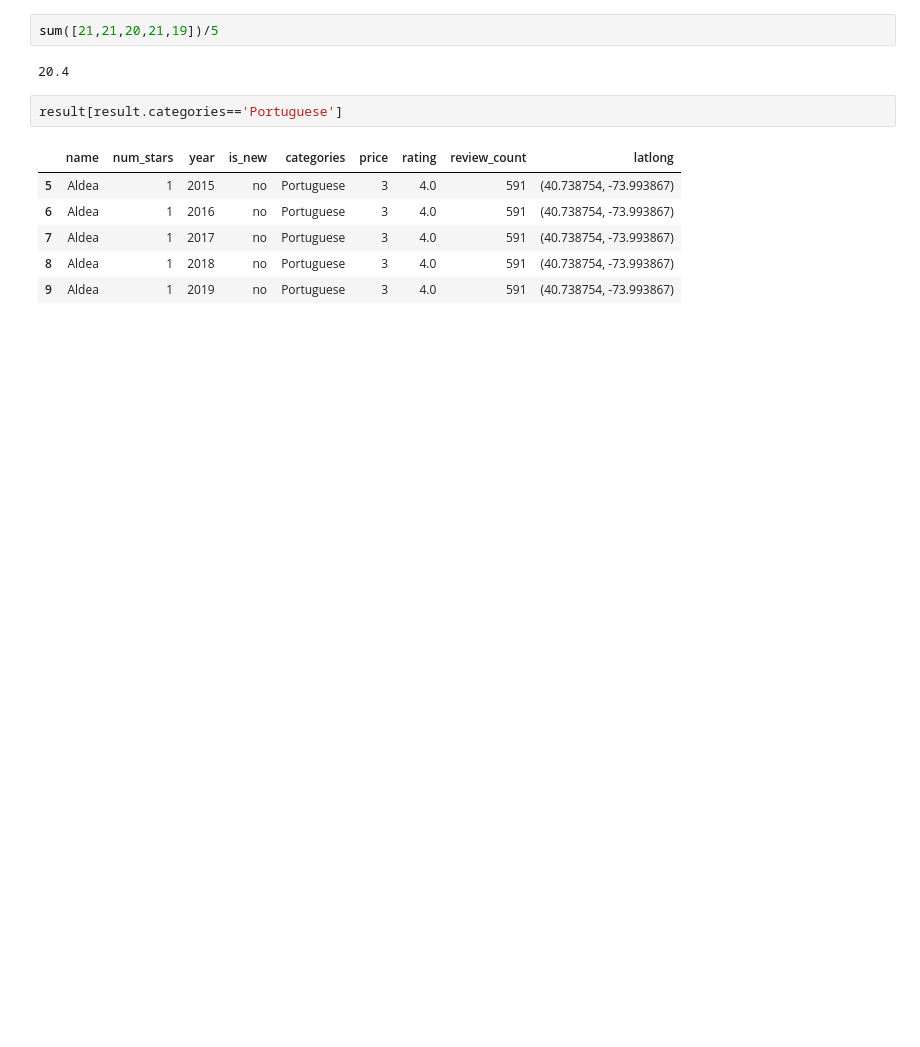
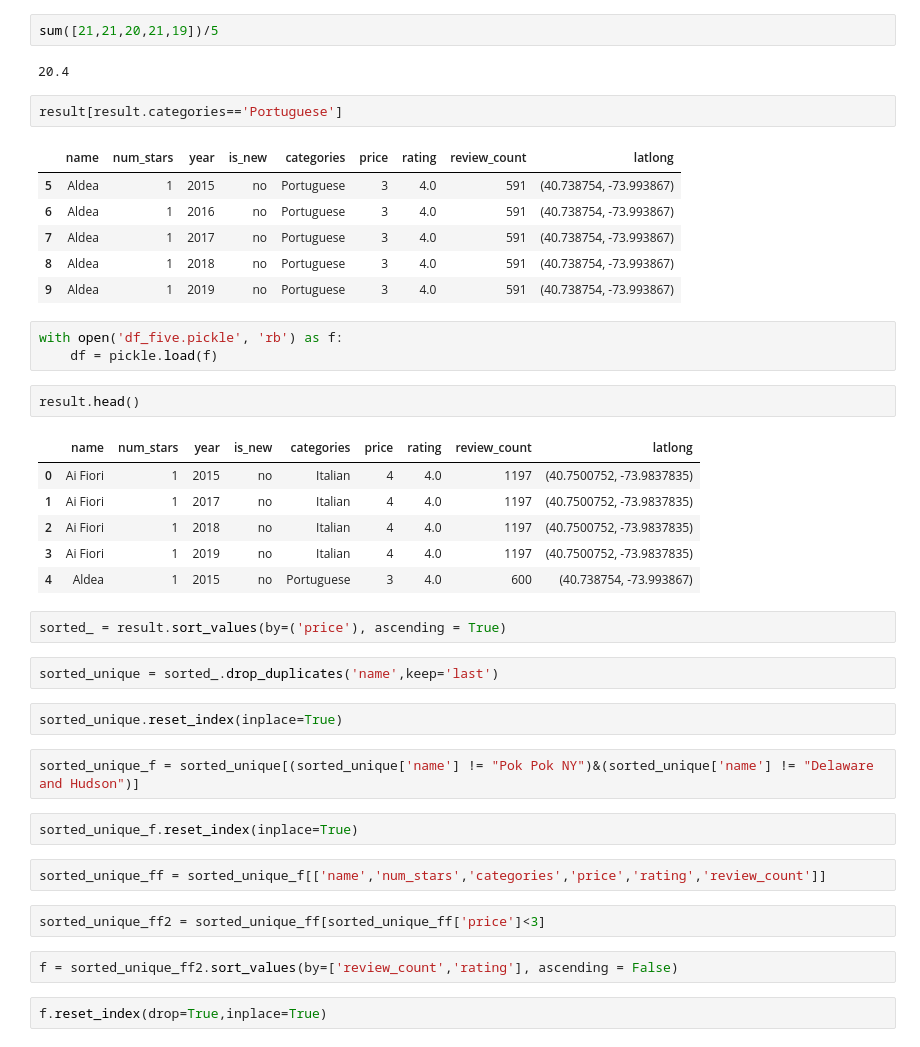
Before and after one commit to graceh3/michelin_stars, a Jupyter notebook: NYC_Michelin_Restaurants.ipynb, the cells around one changed output. Drawn from its saved outputs; the diff is of its cells as text; blank space fills up the shorter version.

```diff
--- a/NYC_Michelin_Restaurants.ipynb
+++ b/NYC_Michelin_Restaurants.ipynb
@@ -733,3 +764,33 @@ result[result.categories=='Portuguese']
 | 7 | Aldea | 1 | 2017 | no | Portuguese | 3 | 4.0 | 591 | (40.738754, -73.993867) |
 | 8 | Aldea | 1 | 2018 | no | Portuguese | 3 | 4.0 | 591 | (40.738754, -73.993867) |
 | 9 | Aldea | 1 | 2019 | no | Portuguese | 3 | 4.0 | 591 | (40.738754, -73.993867) |
+# %%
+with open('df_five.pickle', 'rb') as f:
+    df = pickle.load(f)
+# %%
+result.head()
+# %% [output]
+|  | name | num_stars | year | is_new | categories | price | rating | review_count | latlong |
+| 0 | Ai Fiori | 1 | 2015 | no | Italian | 4 | 4.0 | 1197 | (40.7500752, -73.9837835) |
+| 1 | Ai Fiori | 1 | 2017 | no | Italian | 4 | 4.0 | 1197 | (40.7500752, -73.9837835) |
+| 2 | Ai Fiori | 1 | 2018 | no | Italian | 4 | 4.0 | 1197 | (40.7500752, -73.9837835) |
+| 3 | Ai Fiori | 1 | 2019 | no | Italian | 4 | 4.0 | 1197 | (40.7500752, -73.9837835) |
+| 4 | Aldea | 1 | 2015 | no | Portuguese | 3 | 4.0 | 600 | (40.738754, -73.993867) |
+# %%
+sorted_ = result.sort_values(by=('price'), ascending = True)
+# %%
+sorted_unique = sorted_.drop_duplicates('name',keep='last')
+# %%
+sorted_unique.reset_index(inplace=True)
+# %%
+sorted_unique_f = sorted_unique[(sorted_unique['name'] != "Pok Pok NY")&(sorted_unique['name'] != "Delaware and Hudson")]
+# %%
+sorted_unique_f.reset_index(inplace=True)
+# %%
+sorted_unique_ff = sorted_unique_f[['name','num_stars','categories','price','rating','review_count']]
+# %%
+sorted_unique_ff2 = sorted_unique_ff[sorted_unique_ff['price']<3]
+# %%
+f = sorted_unique_ff2.sort_values(by=['review_count','rating'], ascending = False)
+# %%
+f.reset_index(drop=True,inplace=True)
```
Also changed, not shown: parts of 10 cells of this notebook.
